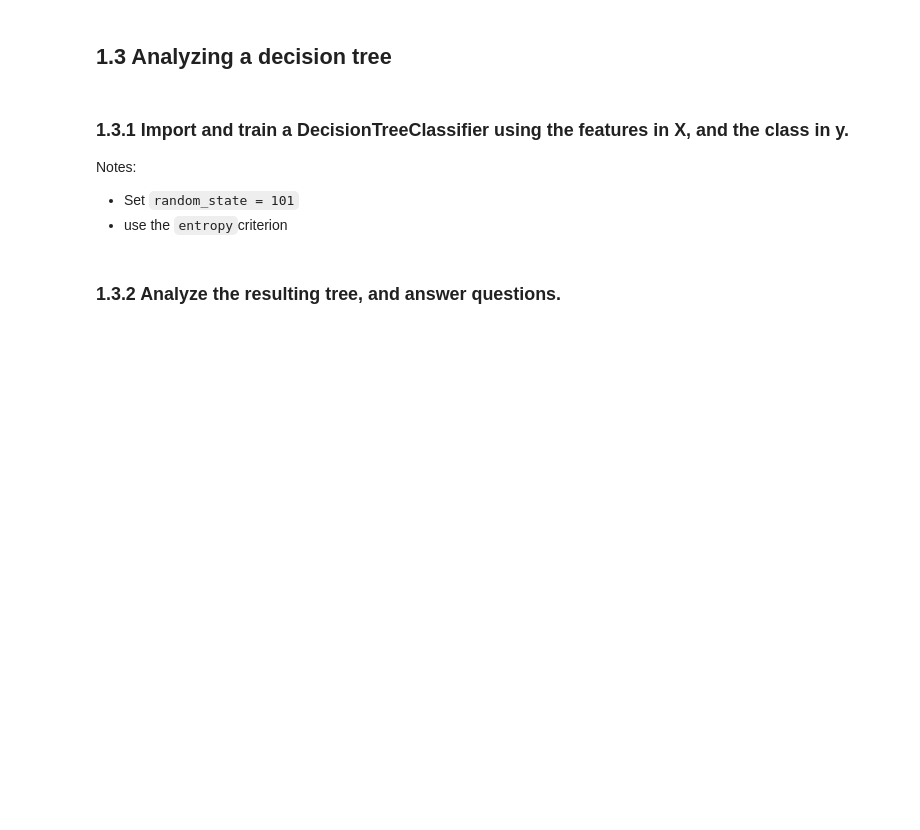
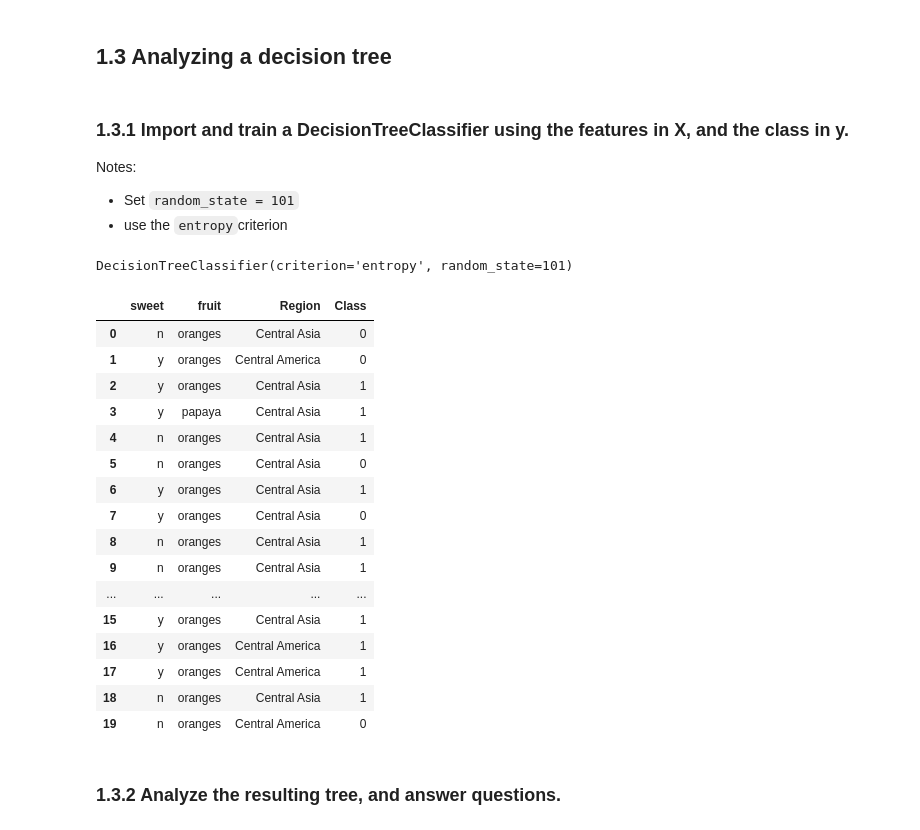
Before and after one commit to datamilas/batch5-workspace, a Jupyter notebook: S01 - Bootcamp and Binary Classification/SLU11 - Tree-Based Models/Exercise notebook.ipynb, the cells around one changed output. Saved outputs shown, nothing was run; the diff lists cells and outputs as text; code cells hidden in the pictures; blank space fills up the shorter version.

```diff
--- a/S01 - Bootcamp and Binary Classification/SLU11 - Tree-Based Models/Exercise notebook.ipynb
+++ b/S01 - Bootcamp and Binary Classification/SLU11 - Tree-Based Models/Exercise notebook.ipynb
@@ -113,14 +142,37 @@ X, y = separate_target_variable(exercise_data)
 X = process_categorical_features(X)
 
 # Import the model
-# YOUR CODE HERE
-raise NotImplementedError()
+from sklearn.tree import DecisionTreeClassifier
+
 
 
 # Instantiate the model with random_state=101, and assign it to variable "model". Then fit it to the data
 # model = ...
-# YOUR CODE HERE
-raise NotImplementedError()
+
+model = DecisionTreeClassifier(criterion='entropy', random_state=101)
+model.fit(X, y)
+# %% [output]
+DecisionTreeClassifier(criterion='entropy', random_state=101)
+# %%
+exercise_data
+# %% [output]
+|  | sweet | fruit | Region | Class |
+| 0 | n | oranges | Central Asia | 0 |
+| 1 | y | oranges | Central America | 0 |
+| 2 | y | oranges | Central Asia | 1 |
+| 3 | y | papaya | Central Asia | 1 |
+| 4 | n | oranges | Central Asia | 1 |
+| 5 | n | oranges | Central Asia | 0 |
+| 6 | y | oranges | Central Asia | 1 |
+| 7 | y | oranges | Central Asia | 0 |
+| 8 | n | oranges | Central Asia | 1 |
+| 9 | n | oranges | Central Asia | 1 |
+| ... | ... | ... | ... | ... |
+| 15 | y | oranges | Central Asia | 1 |
+| 16 | y | oranges | Central America | 1 |
+| 17 | y | oranges | Central America | 1 |
+| 18 | n | oranges | Central Asia | 1 |
+| 19 | n | oranges | Central America | 0 |
 # %%
 params_hash = '6f0d2332a9eaad4077dc025b08324fb69cdaebf8c6de6a00b8c6c718e40f97e5'
 assert hashlib.sha256(str(model.get_params()).encode('utf-8')).hexdigest() == params_hash, "Did you set all the required parameters?"
```
Also changed, not shown: parts of 19 cells of this notebook, 1 other file.
